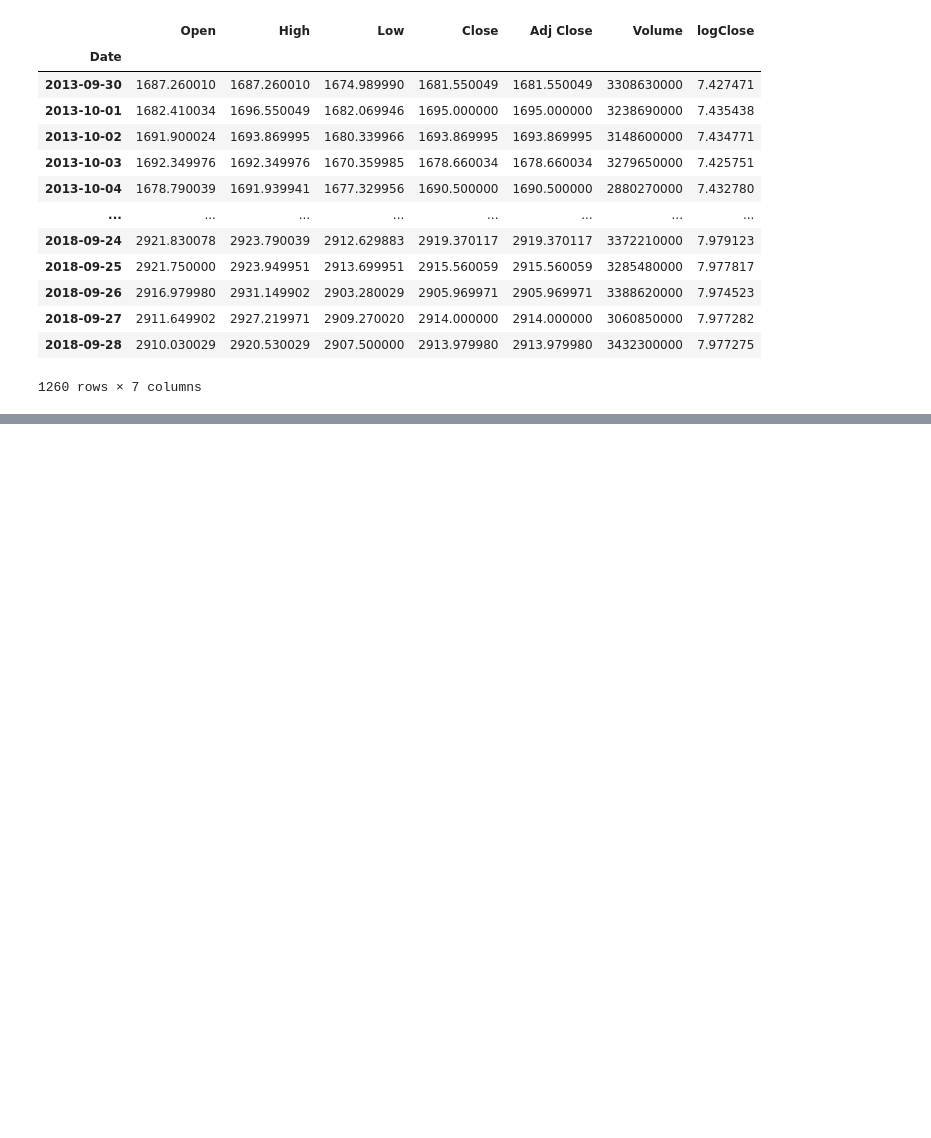
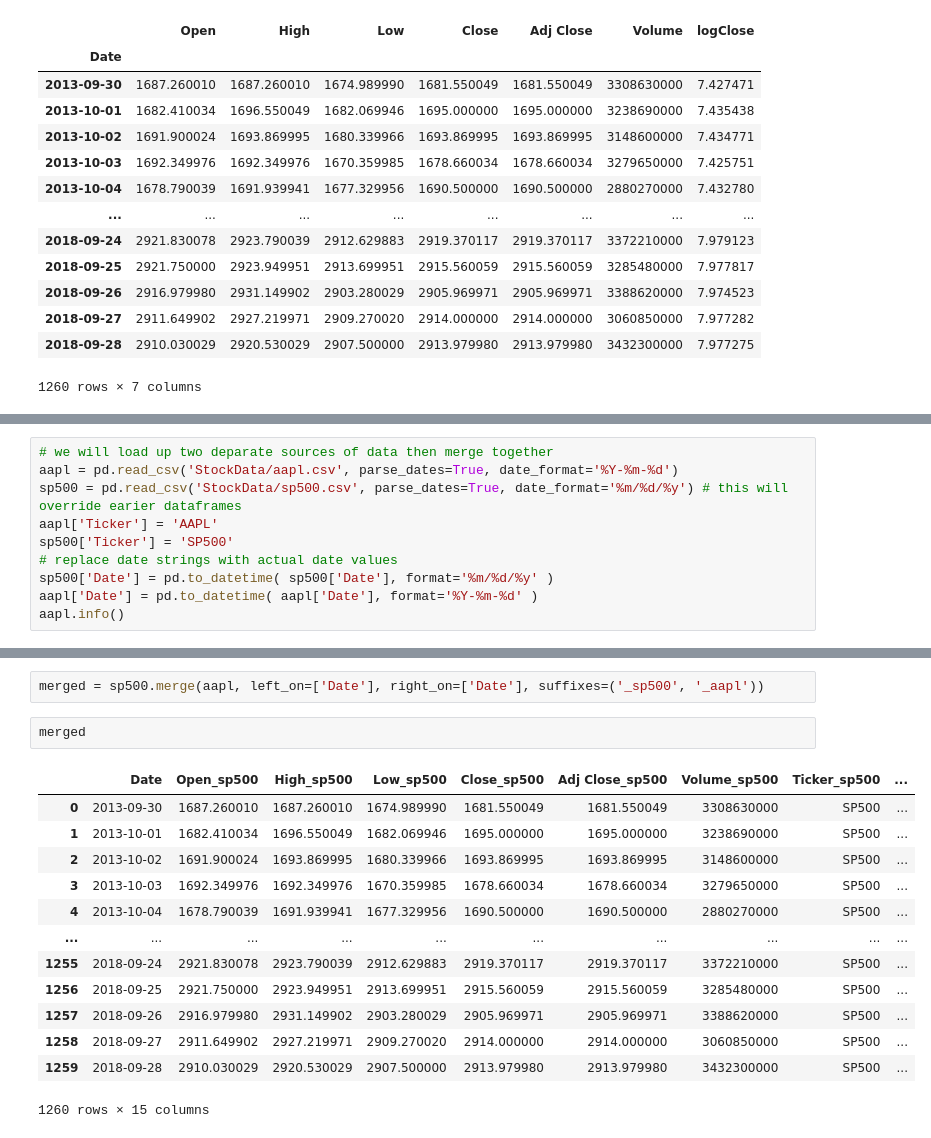
Before and after one commit to onionmccabbage/pythonThuFri2026, a Jupyter notebook: lesson2.ipynb, the cells around one changed output, grey strips where cells are left out. Saved outputs shown, nothing was run; the diff lists cells and outputs as text; blank space fills up the shorter version.

```diff
--- a/lesson2.ipynb
+++ b/lesson2.ipynb
@@ -244,0 +314,10 @@ sp500
+# %%
+# we will load up two deparate sources of data then merge together
+aapl = pd.read_csv('StockData/aapl.csv', parse_dates=True, date_format='%Y-%m-%d')
+sp500 = pd.read_csv('StockData/sp500.csv', parse_dates=True, date_format='%m/%d/%y') # this will override earier dataframes
+aapl['Ticker'] = 'AAPL'
+sp500['Ticker'] = 'SP500'
+# replace date strings with actual date values
+sp500['Date'] = pd.to_datetime( sp500['Date'], format='%m/%d/%y' )
+aapl['Date'] = pd.to_datetime( aapl['Date'], format='%Y-%m-%d' )
+aapl.info()
@@ -244,0 +358,18 @@ sp500
+# %%
+merged = sp500.merge(aapl, left_on=['Date'], right_on=['Date'], suffixes=('_sp500', '_aapl'))
+# %%
+merged
+# %% [output]
+|  | Date | Open_sp500 | High_sp500 | Low_sp500 | Close_sp500 | Adj Close_sp500 | Volume_sp500 | Ticker_sp500 | ... |
+| 0 | 2013-09-30 | 1687.260010 | 1687.260010 | 1674.989990 | 1681.550049 | 1681.550049 | 3308630000 | SP500 | ... |
+| 1 | 2013-10-01 | 1682.410034 | 1696.550049 | 1682.069946 | 1695.000000 | 1695.000000 | 3238690000 | SP500 | ... |
+| 2 | 2013-10-02 | 1691.900024 | 1693.869995 | 1680.339966 | 1693.869995 | 1693.869995 | 3148600000 | SP500 | ... |
+| 3 | 2013-10-03 | 1692.349976 | 1692.349976 | 1670.359985 | 1678.660034 | 1678.660034 | 3279650000 | SP500 | ... |
+| 4 | 2013-10-04 | 1678.790039 | 1691.939941 | 1677.329956 | 1690.500000 | 1690.500000 | 2880270000 | SP500 | ... |
+| ... | ... | ... | ... | ... | ... | ... | ... | ... | ... |
+| 1255 | 2018-09-24 | 2921.830078 | 2923.790039 | 2912.629883 | 2919.370117 | 2919.370117 | 3372210000 | SP500 | ... |
+| 1256 | 2018-09-25 | 2921.750000 | 2923.949951 | 2913.699951 | 2915.560059 | 2915.560059 | 3285480000 | SP500 | ... |
+| 1257 | 2018-09-26 | 2916.979980 | 2931.149902 | 2903.280029 | 2905.969971 | 2905.969971 | 3388620000 | SP500 | ... |
+| 1258 | 2018-09-27 | 2911.649902 | 2927.219971 | 2909.270020 | 2914.000000 | 2914.000000 | 3060850000 | SP500 | ... |
+| 1259 | 2018-09-28 | 2910.030029 | 2920.530029 | 2907.500000 | 2913.979980 | 2913.979980 | 3432300000 | SP500 | ... |
+1260 rows × 15 columns
```
Also changed, not shown: parts of 6 cells of this notebook.
